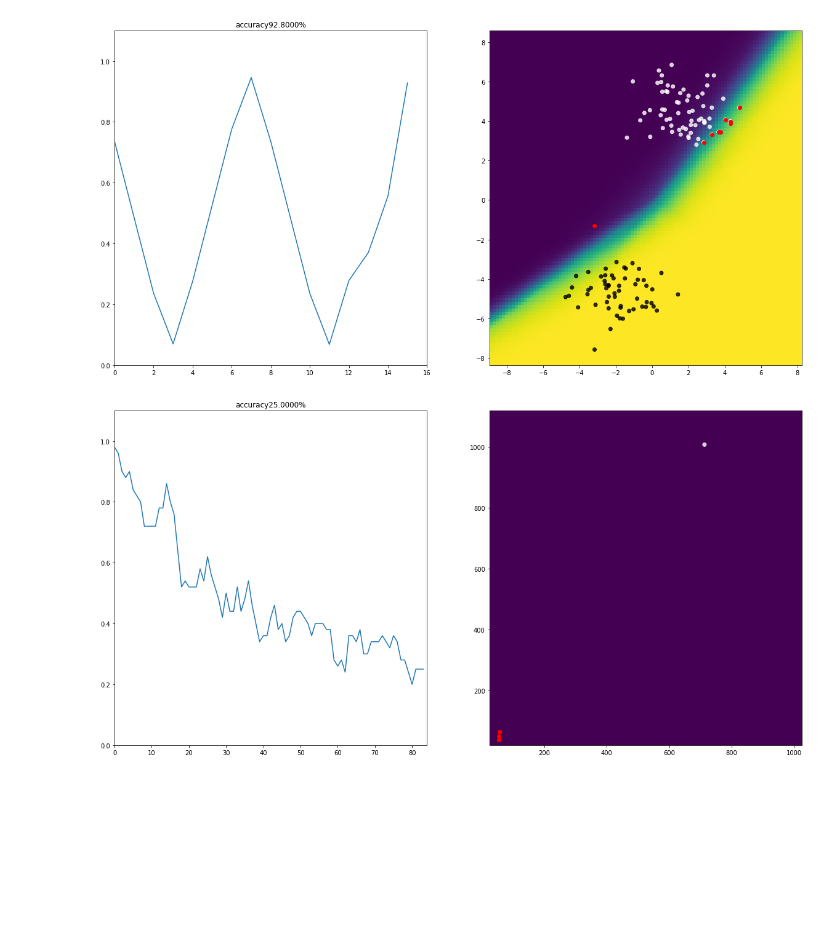
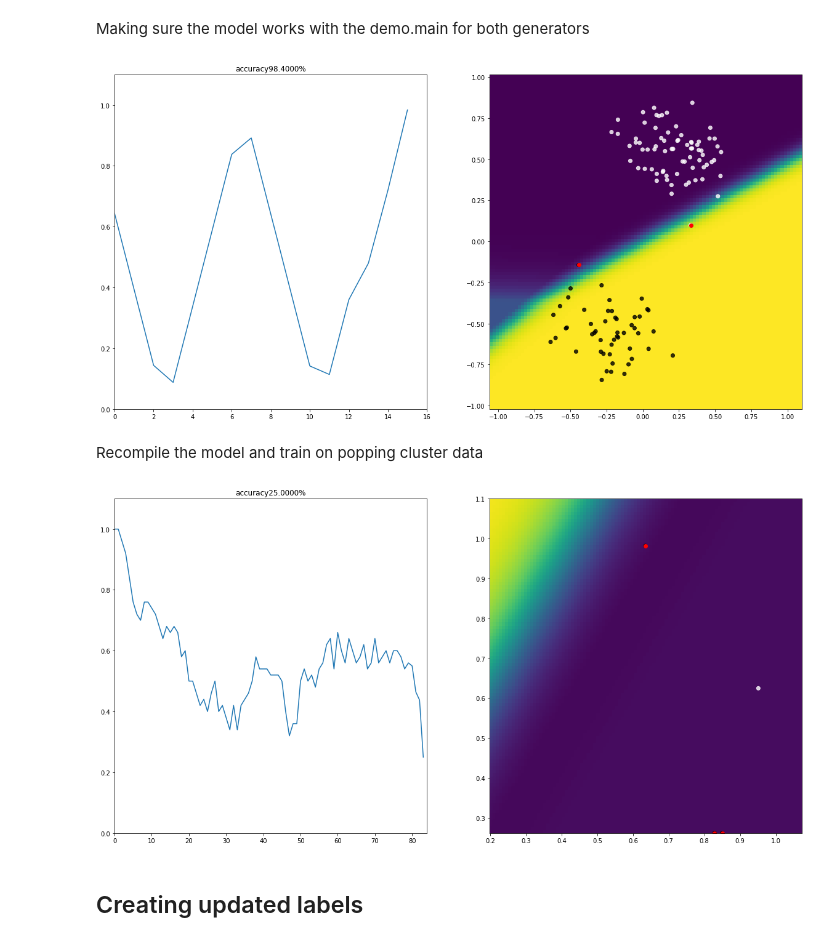
Before and after one commit to AndreasAlam/olac, a Jupyter notebook: notebooks/sbe_retrain_model_exploration.ipynb, the cells around one changed output. Saved outputs shown, nothing was run; the diff lists cells and outputs as text; code cells hidden in the pictures; blank space fills up the shorter version.

Commit message:
Fixed bug with keras, data should have been scaled between -1 and 1. This happens now automatically in demo.main()

```diff
--- a/notebooks/sbe_retrain_model_exploration.ipynb
+++ b/notebooks/sbe_retrain_model_exploration.ipynb
@@ -21,7 +22,9 @@ import keras.layers as ly
 # %%
 model = Sequential()
-model.add(ly.Dense(units=12, activation='relu', input_dim=2))
+model.add(ly.Dense(units=2, activation='relu', input_dim=2))
+model.add(ly.Dense(units=6, activation='relu'))
+model.add(ly.Dense(units=12, activation='relu'))
 model.add(ly.Dense(units=6, activation='relu'))
 model.add(ly.Dense(units=1, activation='sigmoid'))
 
-model.compile(loss='binary_crossentropy', optimizer='sgd', metrics=['accuracy'])
+model.compile(loss='binary_crossentropy', optimizer='adam', metrics=['accuracy'])
@@ -41,2 +30,0 @@ NameError: name 'data_generators' is not defined
-# %%
-model_hist = model.fit(X_train[:200], y_train[:200].astype(int), epochs=100, batch_size=20, verbose=0)
@@ -50,8 +31,15 @@ from olac import popping_clusters as pop
+# %% [markdown]
+Making sure the model works with the demo.main for both generators
 # %%
 vis.main(model, data_generators.roving_balls, 'accuracy', steps=2000, p_train=10, window=500)
 # %% [output]
-[figure, old version]
+[figure, new version]
+# %% [markdown]
+Recompile the model and train on popping cluster data
 # %%
-vis.main(model, pop.cluster_generator, 'accuracy', n_points=1000, p_train=50, window=50)
+model.compile(loss='binary_crossentropy', optimizer='adam', metrics=['accuracy'])
+vis.main(model, pop.cluster_generator, 'accuracy', n_points=1000, p_train=20, window=50)
 # %% [output]
-[figure, old version]
+[figure, new version]
+# %% [markdown]
+## Creating updated labels
```
Also changed, not shown: parts of 9 cells of this notebook, 1 other file.
